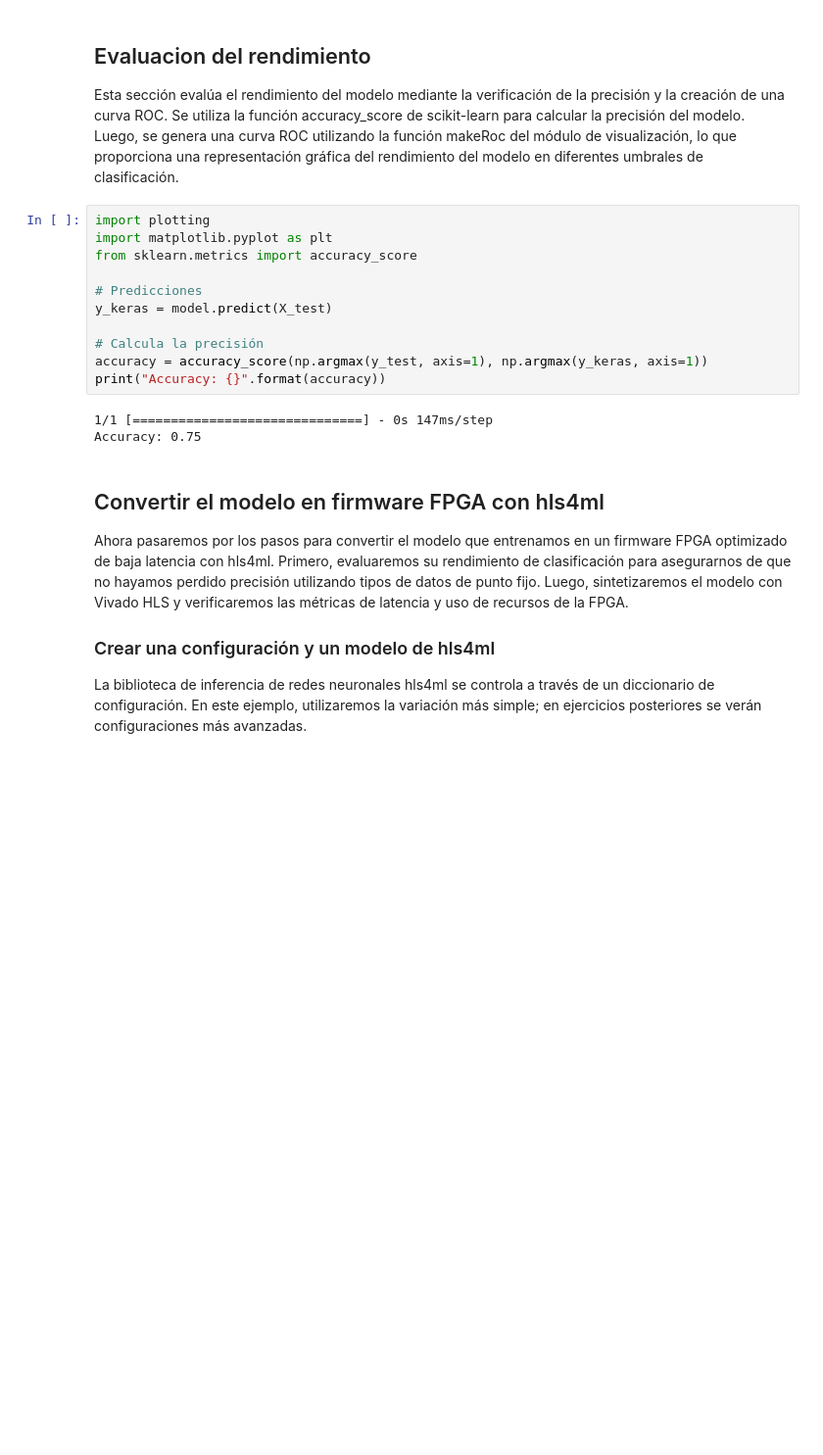
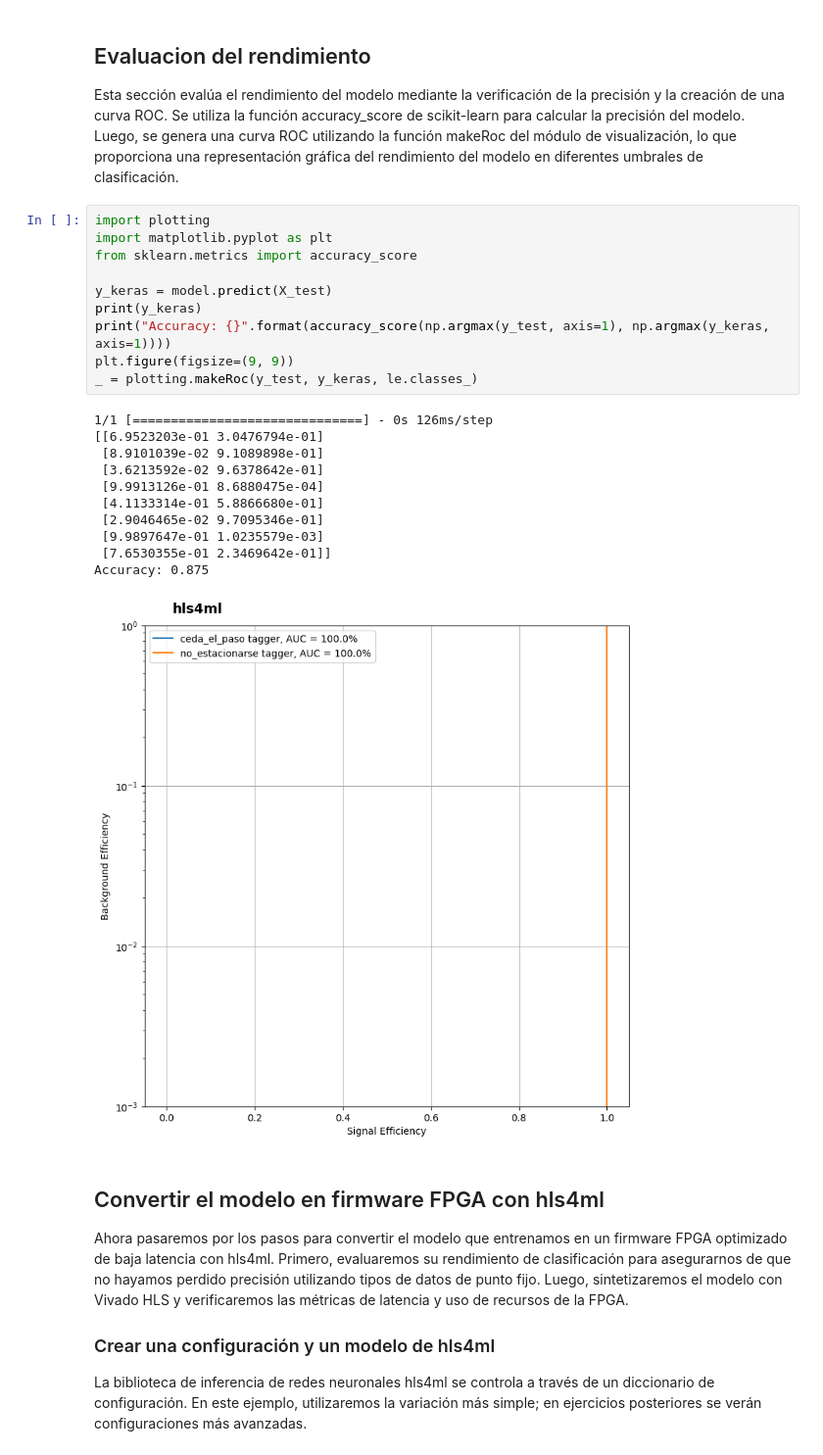
Before and after one commit to KaryAlc/HLS4ML, a Jupyter notebook: part1_getting_started.ipynb, the cells around one changed output. Shown at 98% size. Drawn from its saved outputs; the diff is of its cells as text; blank space fills up the shorter version.

```diff
--- a/part1_getting_started.ipynb
+++ b/part1_getting_started.ipynb
@@ -237,17 +241,25 @@ Se utiliza la función accuracy_score de scikit-learn para calcular la precisió
 # %%
 import plotting
 import matplotlib.pyplot as plt
 from sklearn.metrics import accuracy_score
 
-# Predicciones
 y_keras = model.predict(X_test)
-
-# Calcula la precisión
-accuracy = accuracy_score(np.argmax(y_test, axis=1), np.argmax(y_keras, axis=1))
-print("Accuracy: {}".format(accuracy))
+print(y_keras)
+print("Accuracy: {}".format(accuracy_score(np.argmax(y_test, axis=1), np.argmax(y_keras, axis=1))))
+plt.figure(figsize=(9, 9))
+_ = plotting.makeRoc(y_test, y_keras, le.classes_)
 # %% [output]
-1/1 [==============================] - 0s 147ms/step
-Accuracy: 0.75
+1/1 [==============================] - 0s 126ms/step
+[[6.9523203e-01 3.0476794e-01]
+ [8.9101039e-02 9.1089898e-01]
+ [3.6213592e-02 9.6378642e-01]
+ [9.9913126e-01 8.6880475e-04]
+ [4.1133314e-01 5.8866680e-01]
+ [2.9046465e-02 9.7095346e-01]
+ [9.9897647e-01 1.0235579e-03]
+ [7.6530355e-01 2.3469642e-01]]
+Accuracy: 0.875
+[figure, added]
 # %% [markdown]
 ## Convertir el modelo en firmware FPGA con hls4ml
 Ahora pasaremos por los pasos para convertir el modelo que entrenamos en un firmware FPGA optimizado de baja latencia con hls4ml. Primero, evaluaremos su rendimiento de clasificación para asegurarnos de que no hayamos perdido precisión utilizando tipos de datos de punto fijo. Luego, sintetizaremos el modelo con Vivado HLS y verificaremos las métricas de latencia y uso de recursos de la FPGA.
```
Also changed, not shown: parts of 12 cells of this notebook.
